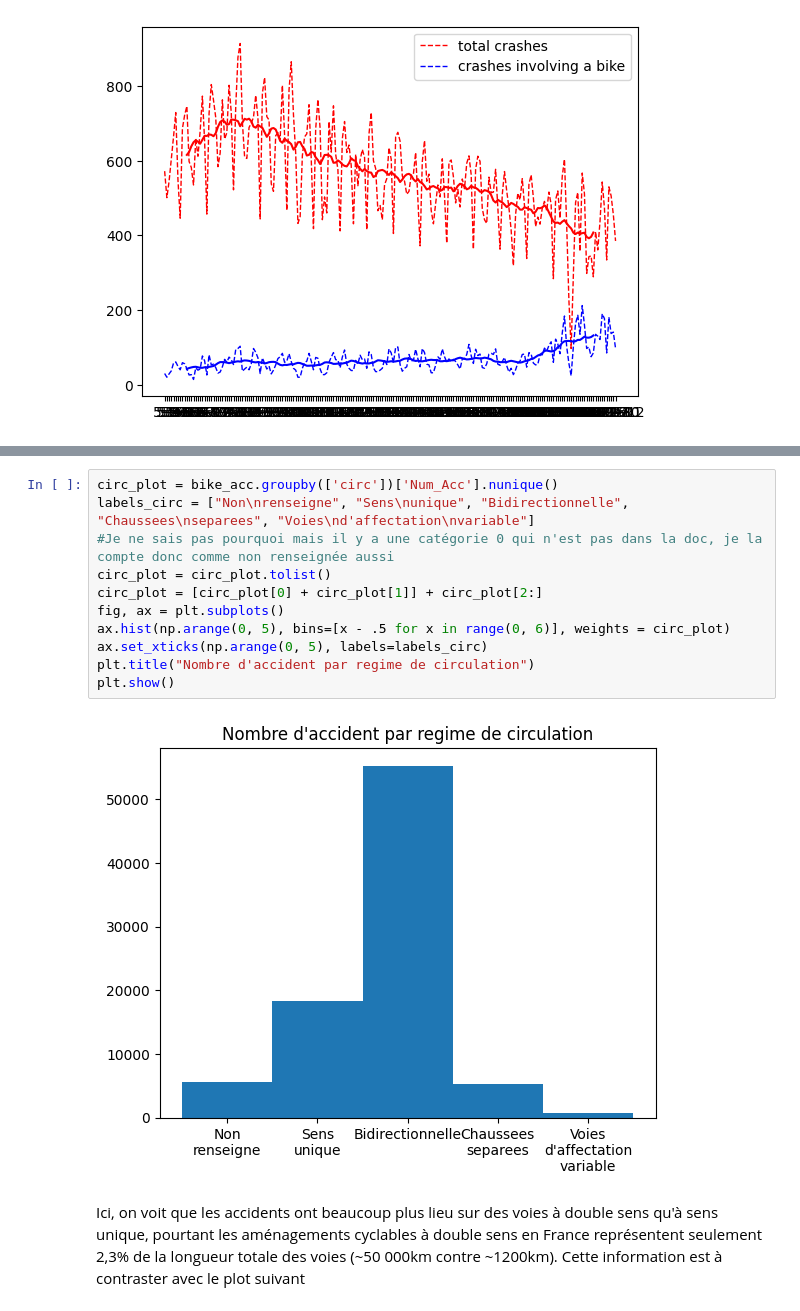
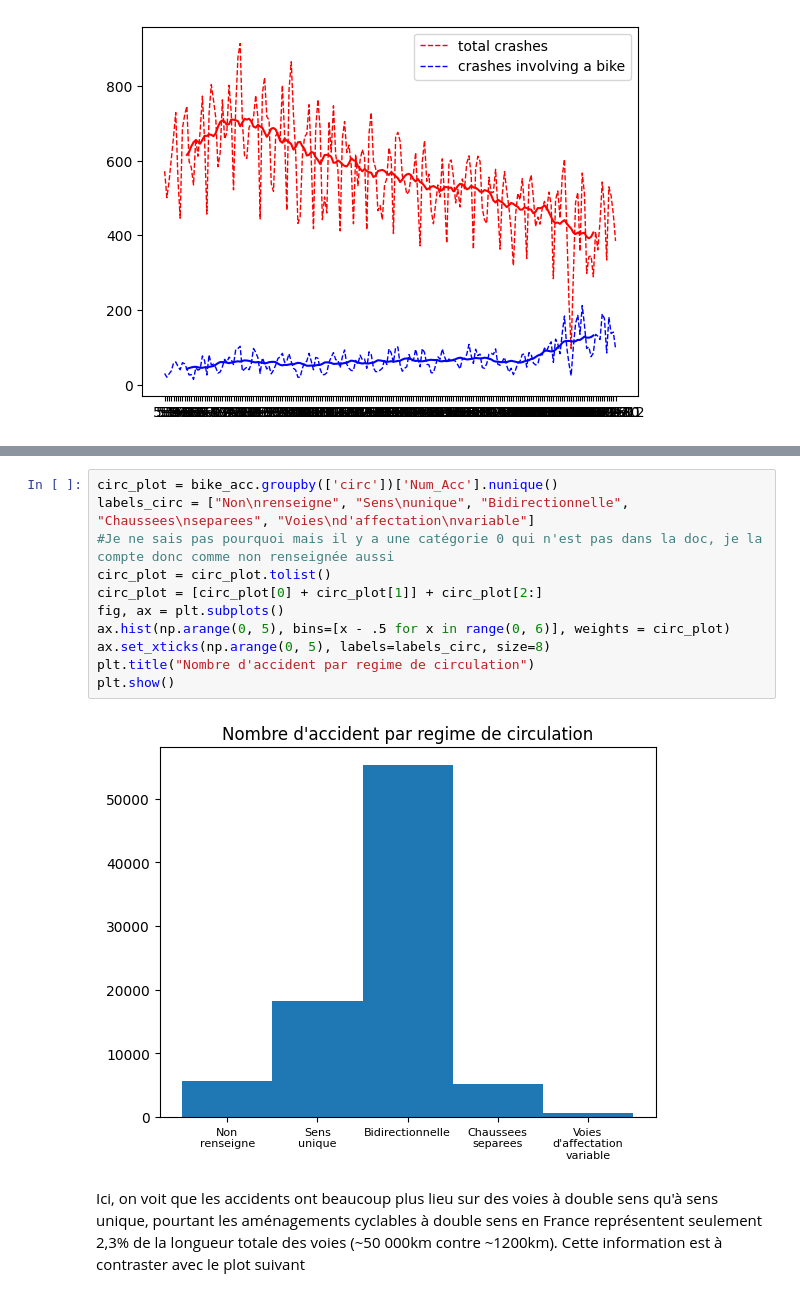
Before and after one commit to gauthgoth/Challenge---Etudes-de-Cas, a Jupyter notebook: data_vis_alex.ipynb, the cells around one changed output, grey strips where cells are left out. Drawn from its saved outputs; the diff is of its cells as text.

```diff
--- a/data_vis_alex.ipynb
+++ b/data_vis_alex.ipynb
@@ -108,16 +108,16 @@ plt.show()
 # %%
 circ_plot = bike_acc.groupby(['circ'])['Num_Acc'].nunique()
 labels_circ = ["Non\nrenseigne", "Sens\nunique", "Bidirectionnelle", "Chaussees\nseparees", "Voies\nd'affectation\nvariable"]
 #Je ne sais pas pourquoi mais il y a une catégorie 0 qui n'est pas dans la doc, je la compte donc comme non renseignée aussi
 circ_plot = circ_plot.tolist()
 circ_plot = [circ_plot[0] + circ_plot[1]] + circ_plot[2:]
 fig, ax = plt.subplots()
 ax.hist(np.arange(0, 5), bins=[x - .5 for x in range(0, 6)], weights = circ_plot)
-ax.set_xticks(np.arange(0, 5), labels=labels_circ)
+ax.set_xticks(np.arange(0, 5), labels=labels_circ, size=8)
 plt.title("Nombre d'accident par regime de circulation")
 plt.show()
 # %% [output]
-[figure, old version]
+[figure, new version]
 # %% [markdown]
 Ici, on voit que les accidents ont beaucoup plus lieu sur des voies à double sens qu'à sens unique, pourtant les aménagements cyclables à double sens en France représentent seulement 2,3% de la longueur totale des voies (~50 000km contre ~1200km).
 Cette information est à contraster avec le plot suivant
```
Also changed, not shown: parts of 4 cells of this notebook.
